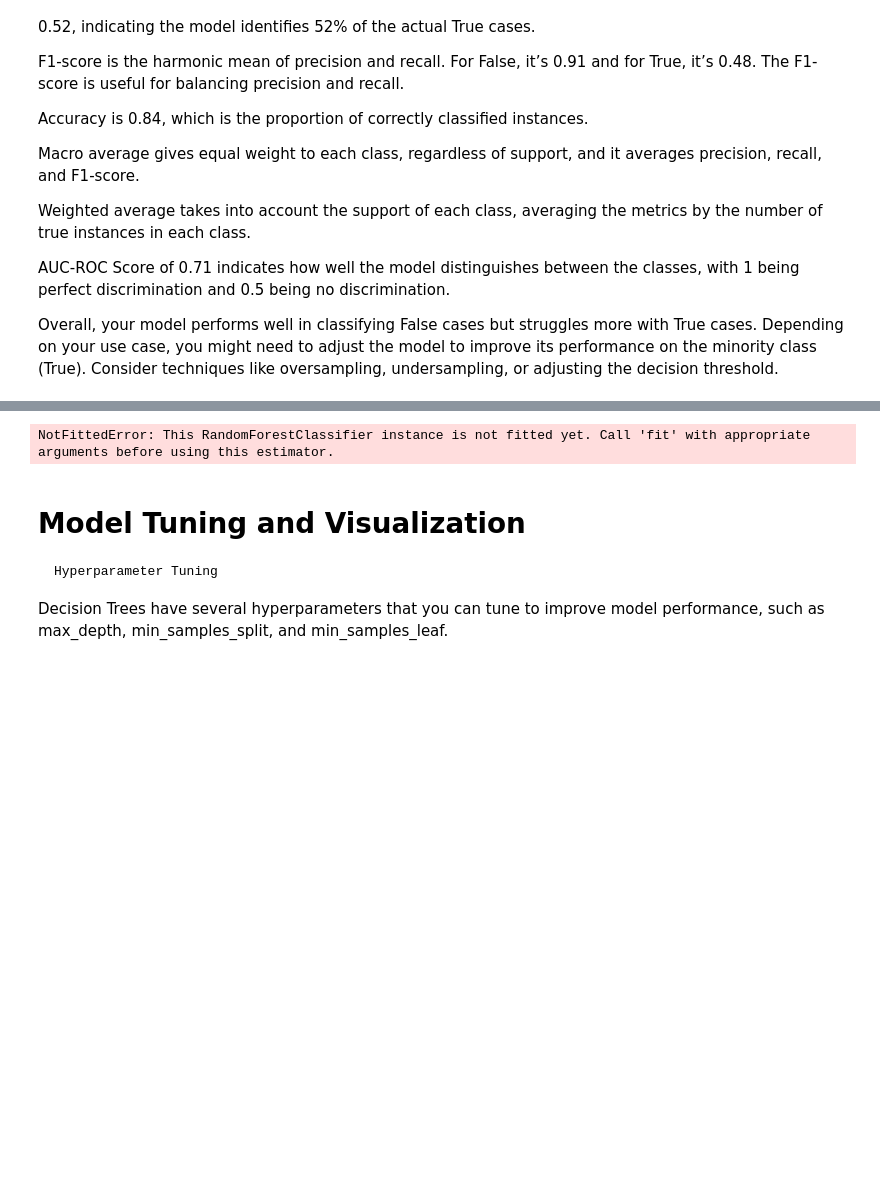
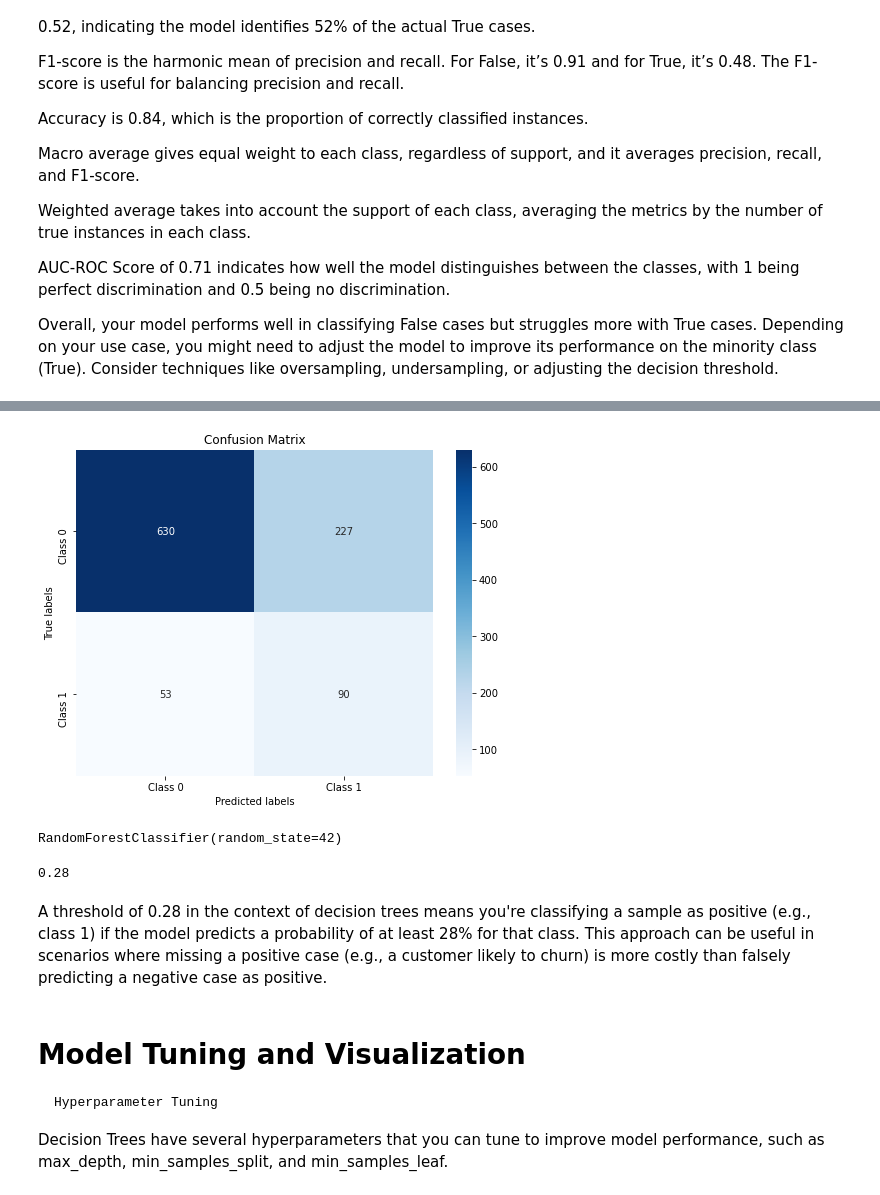
Before and after one commit to marymusyoka/Phase_3_Project, a Jupyter notebook: index.ipynb, the cells around one changed output, grey strips where cells are left out. Cells and saved outputs as stored; diff of their text form; code cells hidden in the pictures; blank space fills up the shorter version.

```diff
--- a/index.ipynb
+++ b/index.ipynb
@@ -720,4 +915,26 @@ Overall, your model performs well in classifying False cases but struggles more
+# %%
+import seaborn as sns
+import matplotlib.pyplot as plt
+from sklearn.metrics import confusion_matrix
+
+# Confusion Matrix
+cm = confusion_matrix(y_test, y_pred)
+
+plt.figure(figsize=(8, 6))
+sns.heatmap(cm, annot=True, fmt='d', cmap='Blues', xticklabels=['Class 0', 'Class 1'], yticklabels=['Class 0', 'Class 1'])
+plt.xlabel('Predicted labels')
+plt.ylabel('True labels')
+plt.title('Confusion Matrix')
+plt.show()
+# %% [output]
+[figure, added]
 # %%
 from sklearn.ensemble import RandomForestClassifier
 
 model = RandomForestClassifier(class_weight='balanced', random_state=42)
+# %%
+# Assuming X_train and y_train are your training data and labels
+model = RandomForestClassifier(random_state=42)
+model.fit(X_train, y_train)
+# %% [output]
+RandomForestClassifier(random_state=42)
@@ -731,8 +951,12 @@ y_probs = model.predict_proba(X_test)[:, 1]
 fpr, tpr, thresholds = roc_curve(y_test, y_probs)
 optimal_idx = np.argmax(tpr - fpr)
 optimal_threshold = thresholds[optimal_idx]
+optimal_threshold
 # %% [output]
-NotFittedError: This RandomForestClassifier instance is not fitted yet. Call 'fit' with appropriate arguments before using this estimator.
+0.28
+# %% [markdown]
+A threshold of 0.28 in the context of decision trees means you're classifying a sample as positive (e.g., class 1) if the model predicts a probability of at least 28% for that class.
+This approach can be useful in scenarios where missing a positive case (e.g., a customer likely to churn) is more costly than falsely predicting a negative case as positive.
 # %% [markdown]
 # Model Tuning and Visualization
     Hyperparameter Tuning
```
Also changed, not shown: parts of 59 cells of this notebook.
